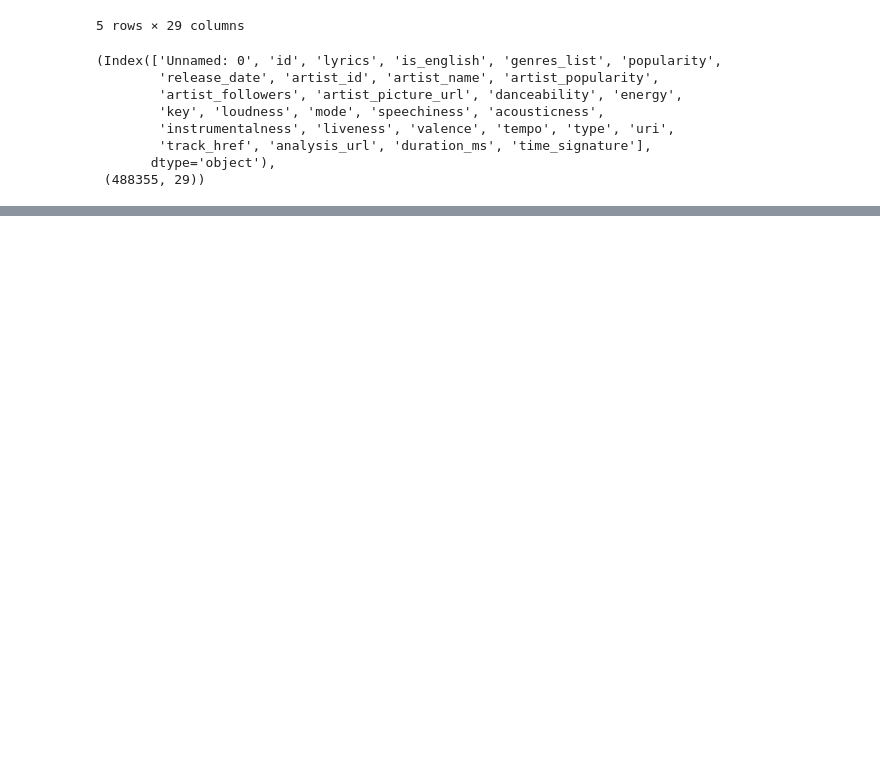
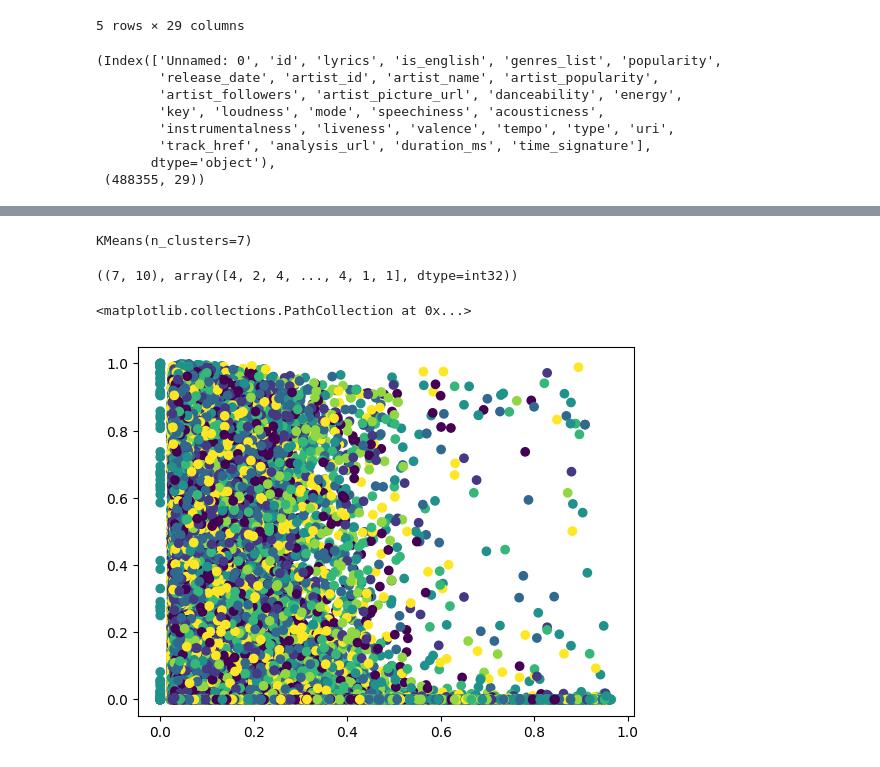
Before and after one commit to jettzlgh/moodify, a Jupyter notebook: notebooks/audio_features_knn.ipynb, the cells around one changed output, grey strips where cells are left out. Cells and saved outputs as stored; diff of their text form; code cells hidden in the pictures; blank space fills up the shorter version.

```diff
--- a/notebooks/audio_features_knn.ipynb
+++ b/notebooks/audio_features_knn.ipynb
@@ -29,0 +64,13 @@ df.columns, df.shape
+# %%
+km.fit(X)
+# %% [output]
+KMeans(n_clusters=7)
+# %%
+km.cluster_centers_.shape, km.labels_
+# %% [output]
+((7, 10), array([4, 2, 4, ..., 4, 1, 1], dtype=int32))
+# %%
+plt.scatter(X.iloc[:,4], X.iloc[:,6], c=km.labels_)
+# %% [output]
+<matplotlib.collections.PathCollection at 0x...>
+[figure, added]
```
Also changed, not shown: parts of 7 cells of this notebook, 4 other files.
